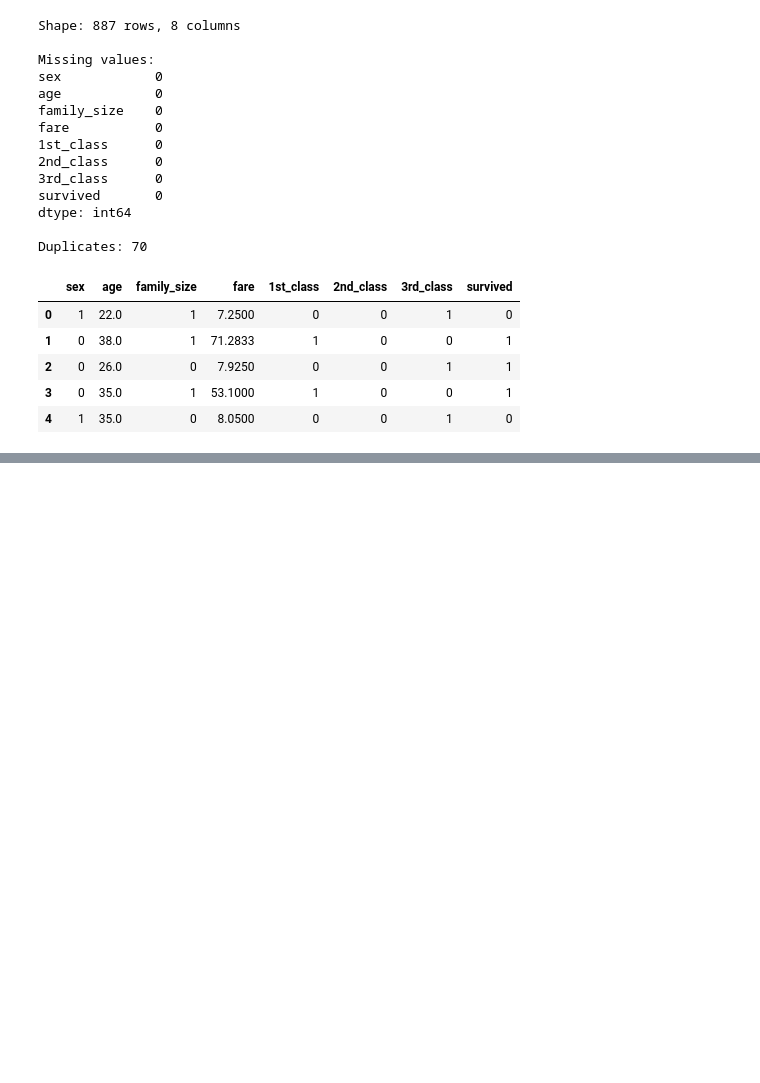
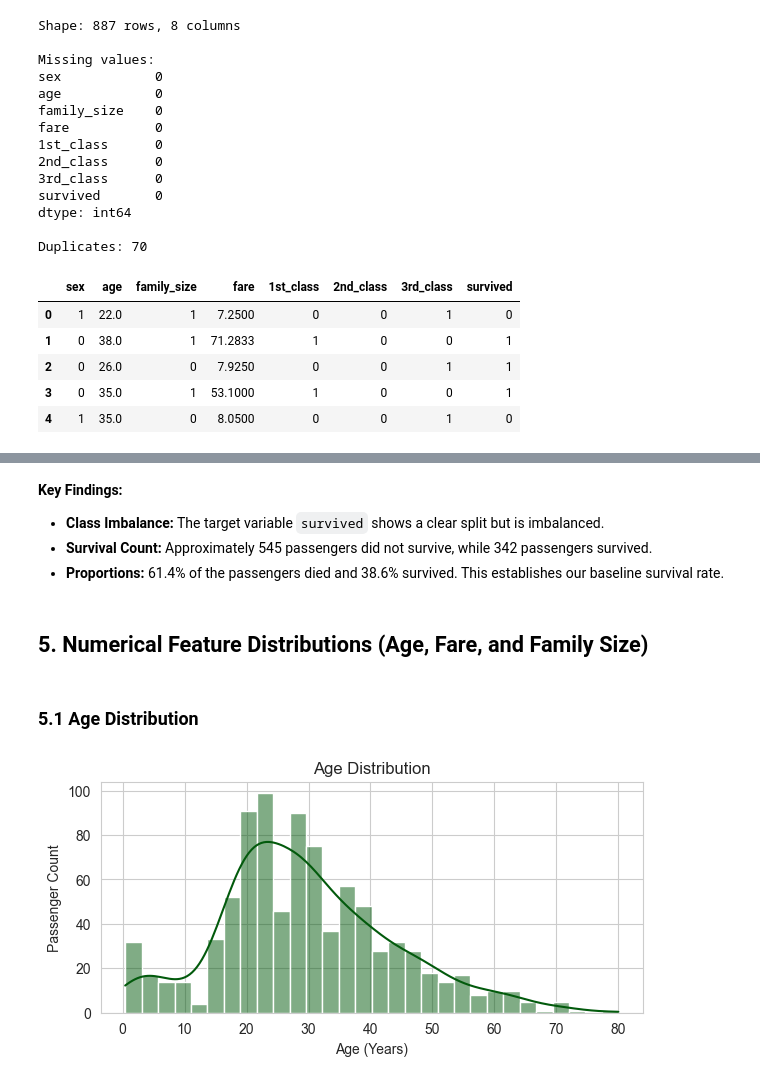
Before and after one commit to ybutkov/LEVEL3-MLOps, a Jupyter notebook: week-1/notebooks/part1_sklearn.ipynb, the cells around one changed output, grey strips where cells are left out. Drawn from its saved outputs; the diff is of its cells as text; code cells hidden in the pictures; blank space fills up the shorter version.

```diff
--- a/week-1/notebooks/part1_sklearn.ipynb
+++ b/week-1/notebooks/part1_sklearn.ipynb
@@ -254,19 +36,0 @@ plt.show()
-# %%
-class_data = []
-for index, row in df.iterrows():
-    if row['1st_class'] == 1:
-        class_data.append('First')
-    elif row['2nd_class'] == 1:
-        class_data.append('Second')
-    else:
-        class_data.append('Third')
-
-df['Class_Group'] = class_data
-
-# Plot the relationship
-plt.figure(figsize=(8, 5))
-sns.countplot(x='Class_Group', hue='survived', data=df, order=['First', 'Second', 'Third'])
-plt.title('Survival Count by Ticket Class')
-plt.xlabel('Passenger Class')
-plt.ylabel('Number of Passengers')
-plt.show()
@@ -390,0 +166,22 @@ plt.show()
+# %% [markdown]
+**Key Findings:**
+
+* **Class Imbalance:** The target variable `survived` shows a clear split but is imbalanced.
+* **Survival Count:** Approximately 545 passengers did not survive, while 342 passengers survived.
+* **Proportions:** 61.4% of the passengers died and 38.6% survived. This establishes our baseline survival rate.
+# %% [markdown]
+## 5. Numerical Feature Distributions (Age, Fare, and Family Size)
+# %% [markdown]
+### 5.1 Age Distribution
+# %%
+fig, axes = plt.subplots(1, 1, figsize=(7, 3))
+
+sns.histplot(data=df, x='age', bins=30, kde=True, ax=axes, color="#025a0c")
+
+axes.set_title('Age Distribution')
+axes.set_xlabel('Age (Years)')
+axes.set_ylabel('Passenger Count')
+
+plt.show()
+# %% [output]
+[figure, added]
```
Also changed, not shown: parts of 55 cells of this notebook, 1 other file.
